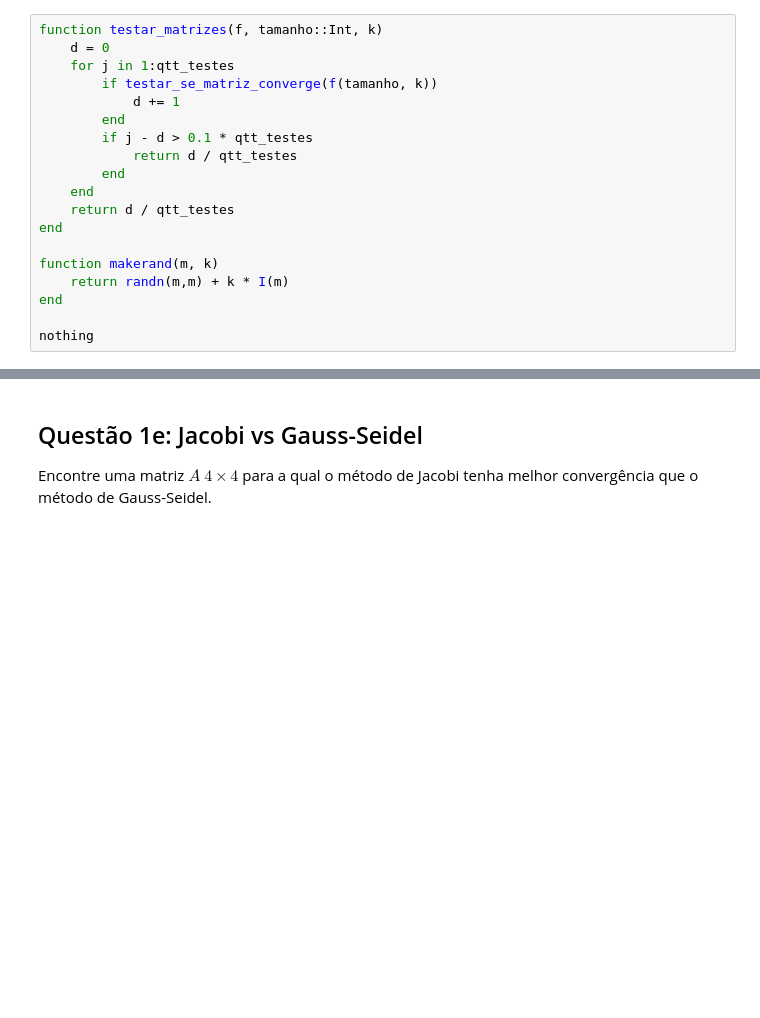
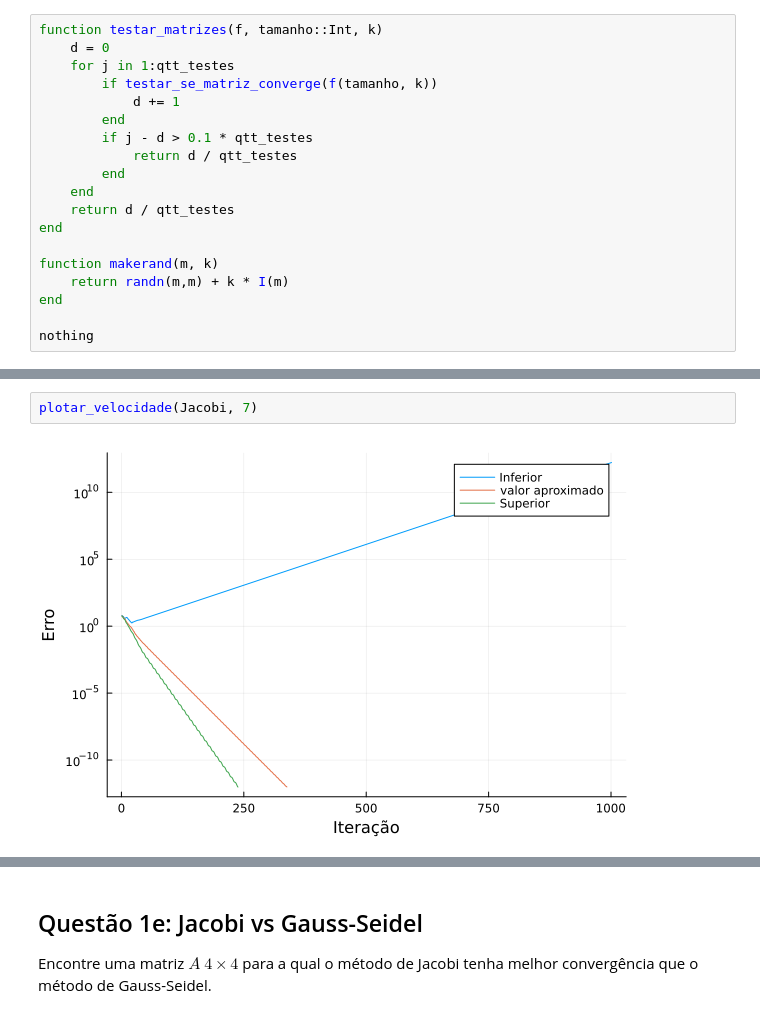
Before and after one commit to FGVTrabalhos/Jacobi, a Jupyter notebook: Projeto2.ipynb, the cells around one changed output, grey strips where cells are left out. Cells and saved outputs as stored; diff of their text form; blank space fills up the shorter version.

```diff
--- a/Projeto2.ipynb
+++ b/Projeto2.ipynb
@@ -306,0 +374,4 @@ nothing
+# %%
+plotar_velocidade(Jacobi, 7)
+# %% [output]
+[figure, added]
```
Also changed, not shown: parts of 38 cells of this notebook.
